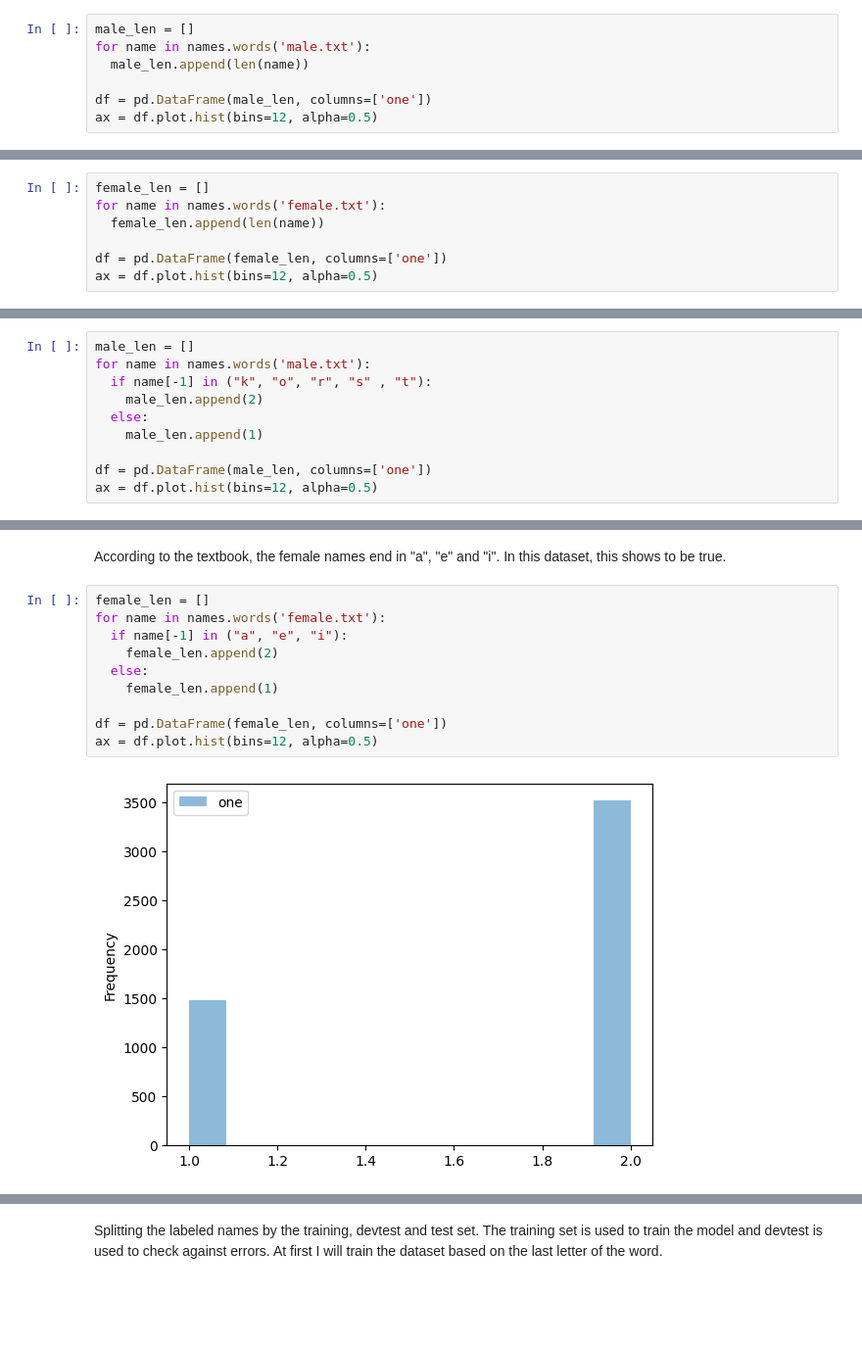
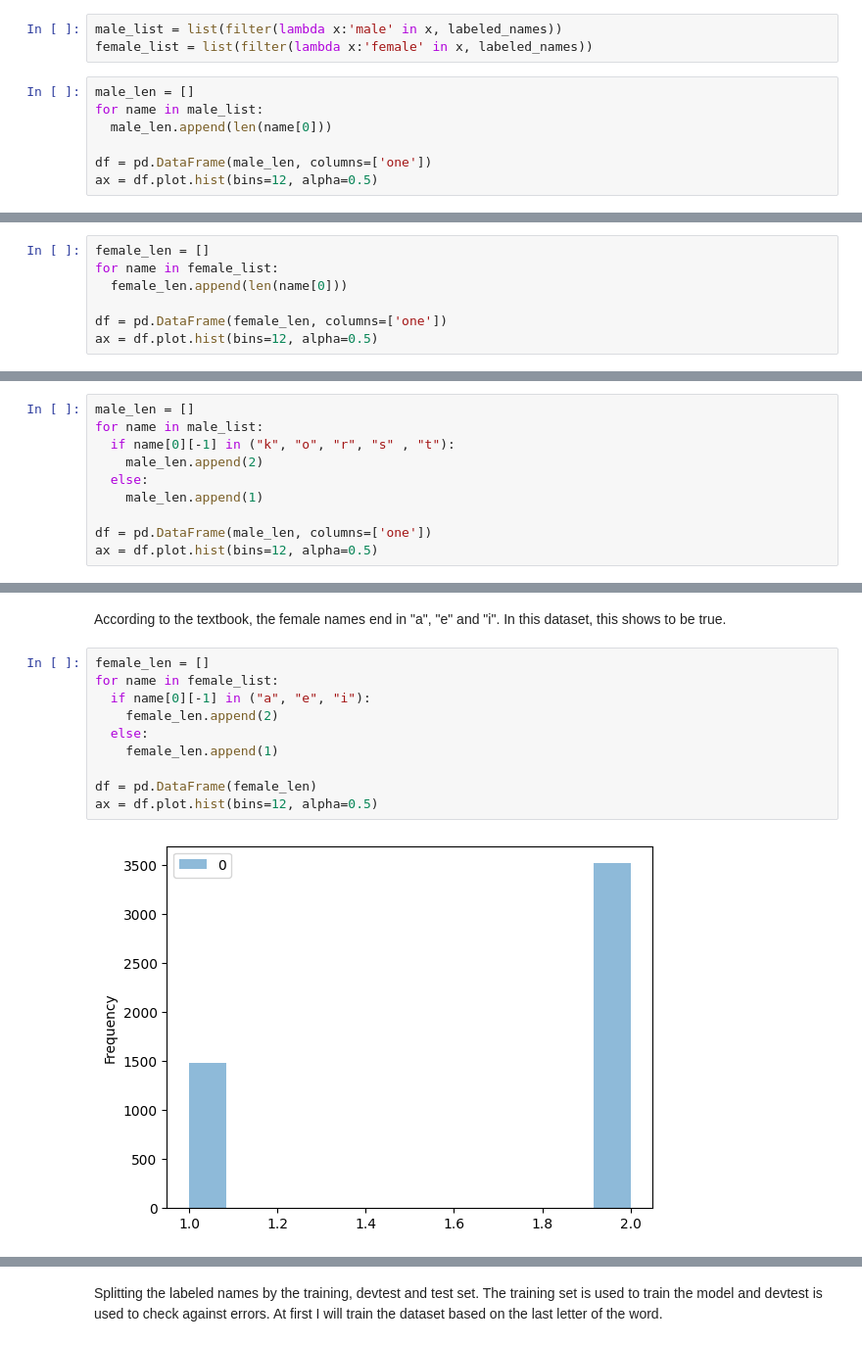
Before and after one commit to moiyajosephs/Data620, a Jupyter notebook: Project 3/Moiya_Josephs_Project3.ipynb, the cells around one changed output, grey strips where cells are left out. Shown: that part at 98% size. Cells and saved outputs as stored; diff of their text form; blank space fills up the shorter version.

```diff
--- a/Project 3/Moiya_Josephs_Project3.ipynb
+++ b/Project 3/Moiya_Josephs_Project3.ipynb
@@ -32,7 +39,10 @@ random.shuffle(labeled_names)
+# %%
+male_list = list(filter(lambda x:'male' in x, labeled_names))
+female_list = list(filter(lambda x:'female' in x, labeled_names))
 # %%
 male_len = []
-for name in names.words('male.txt'):
-  male_len.append(len(name))
+for name in male_list:
+  male_len.append(len(name[0]))
 
 df = pd.DataFrame(male_len, columns=['one'])
 ax = df.plot.hist(bins=12, alpha=0.5)
@@ -40,8 +50,8 @@ ax = df.plot.hist(bins=12, alpha=0.5)
 [figure]
 # %%
 female_len = []
-for name in names.words('female.txt'):
-  female_len.append(len(name))
+for name in female_list:
+  female_len.append(len(name[0]))
 
 df = pd.DataFrame(female_len, columns=['one'])
 ax = df.plot.hist(bins=12, alpha=0.5)
@@ -53,8 +65,8 @@ The distribution of the names lengths are similar but there are more names with
 According to the textbook, most male words end in "k", "o", "r", "s" and "t". According to the distirbution of the names text, this is shown to be not true at least for the given dataset. Even though this is opposite to the text, the opposite seems to be true so there is some correlation in the suffix.
 # %%
 male_len = []
-for name in names.words('male.txt'):
-  if name[-1] in ("k", "o", "r", "s" , "t"):
+for name in male_list:
+  if name[0][-1] in ("k", "o", "r", "s" , "t"):
     male_len.append(2)
   else:
     male_len.append(1)
@@ -67,13 +79,13 @@ ax = df.plot.hist(bins=12, alpha=0.5)
 According to the textbook, the female names end in "a", "e" and "i". In this dataset, this shows to be true.
 # %%
 female_len = []
-for name in names.words('female.txt'):
-  if name[-1] in ("a", "e", "i"):
+for name in female_list:
+  if name[0][-1] in ("a", "e", "i"):
     female_len.append(2)
   else:
     female_len.append(1)
 
-df = pd.DataFrame(female_len, columns=['one'])
+df = pd.DataFrame(female_len)
 ax = df.plot.hist(bins=12, alpha=0.5)
 # %% [output]
-[figure, old version]
+[figure, new version]
```
Also changed, not shown: parts of 63 cells of this notebook.
